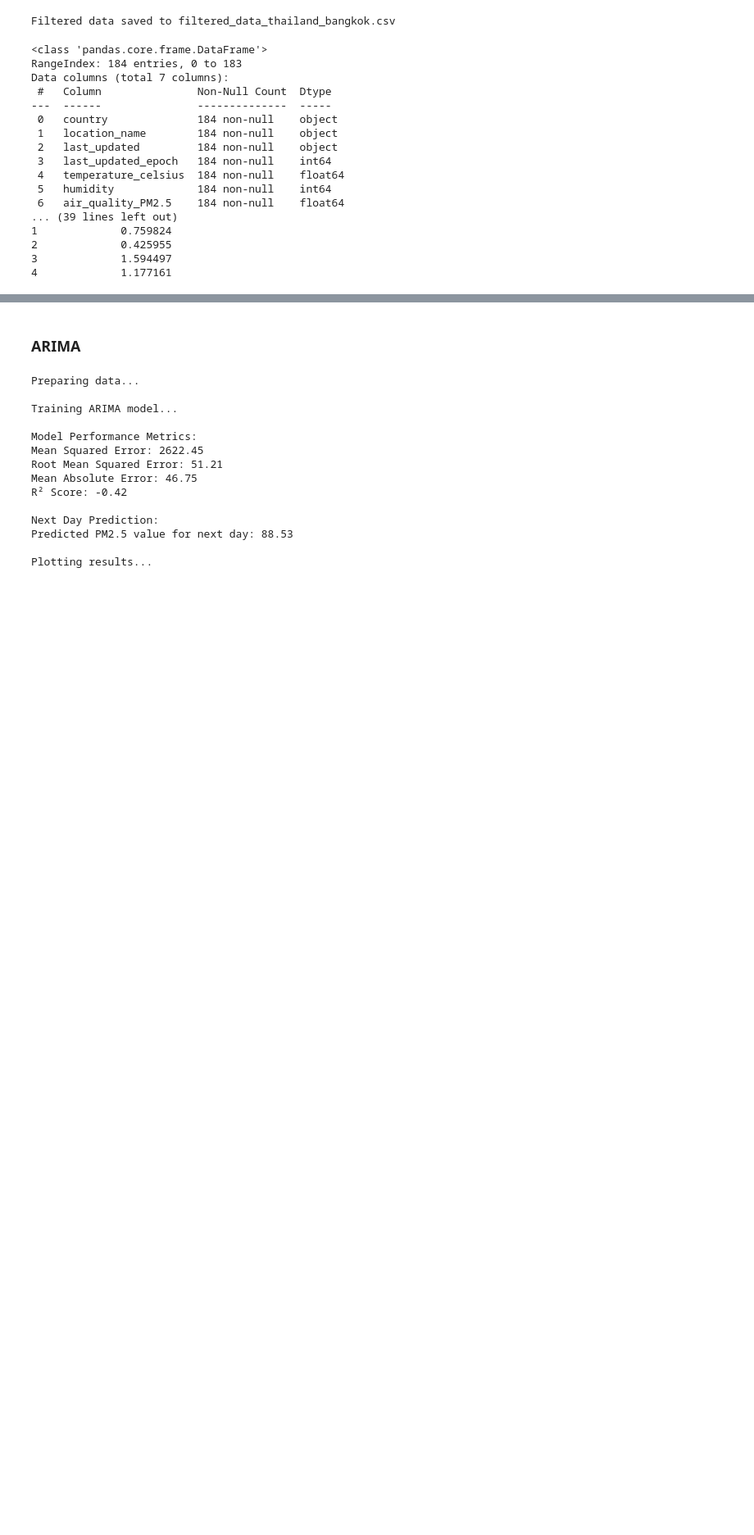
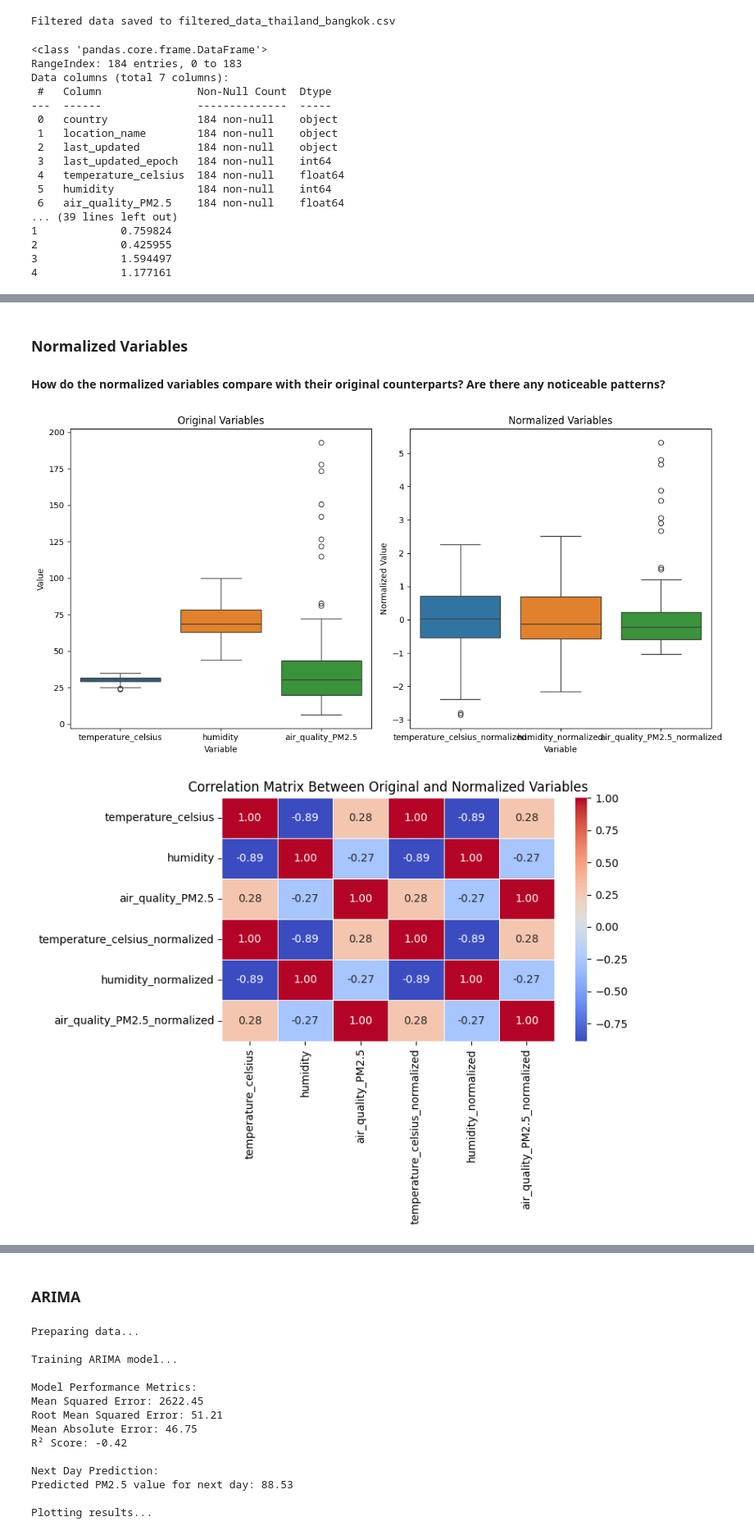
Before and after one commit to viperdev123/capstoneproject, a Jupyter notebook: kaggleapi.ipynb, the cells around one changed output, grey strips where cells are left out. Shown: that part at 82% size. Saved outputs shown, nothing was run; the diff lists cells and outputs as text; code cells hidden in the pictures; blank space fills up the shorter version.

```diff
--- a/kaggleapi.ipynb
+++ b/kaggleapi.ipynb
@@ -127,0 +267,63 @@ df.to_csv('prepared_data_thailand_bangkok.csv', index=False)
+# %% [markdown]
+### Normalized Variables
+#### How do the normalized variables compare with their original counterparts? Are there any noticeable patterns?
+# %%
+import pandas as pd
+import seaborn as sns
+import matplotlib.pyplot as plt
+
+# Load the dataset
+file_path = 'prepared_data_thailand_bangkok.csv'
+data = pd.read_csv(file_path)
+
+# Create a list of original and normalized variables
+original_vars = ['temperature_celsius', 'humidity', 'air_quality_PM2.5']
+normalized_vars = ['temperature_celsius_normalized', 'humidity_normalized', 'air_quality_PM2.5_normalized']
+
+# Visual Comparison: Side-by-side boxplots for original and normalized variables
+plt.figure(figsize=(12, 6))
+
+# Original variables boxplot
+plt.subplot(1, 2, 1)
+sns.boxplot(data=data[original_vars])
+plt.title('Original Variables')
+plt.xlabel('Variable')
+plt.ylabel('Value')
+
+# Normalized variables boxplot
+plt.subplot(1, 2, 2)
+sns.boxplot(data=data[normalized_vars])
+plt.title('Normalized Variables')
+plt.xlabel('Variable')
+plt.ylabel('Normalized Value')
+
+plt.tight_layout()
+plt.show()
+
+# Correlation between original and normalized variables
+correlation_matrix = data[original_vars + normalized_vars].corr()
+
+# Set up the matplotlib figure for heatmap
+plt.figure(figsize=(8, 6))
+
+# Generate the heatmap
+sns.heatmap(correlation_matrix, annot=True, cmap='coolwarm', fmt='.2f', linewidths=0.5, cbar=True)
+
+# Add title and labels
+plt.title('Correlation Matrix Between Original and Normalized Variables')
+plt.tight_layout()
+
+# Show the plot
+plt.show()
+
+# Descriptive statistics comparison
+summary_original = data[original_vars].describe()
+summary_normalized = data[normalized_vars].describe()
+
+print("\nSummary Statistics (Original Variables):")
+print(summary_original)
+print("\nSummary Statistics (Normalized Variables):")
+print(summary_normalized)
+# %% [output]
+[figure, added]
+[figure, added]
```
Also changed, not shown: parts of 14 cells of this notebook.
